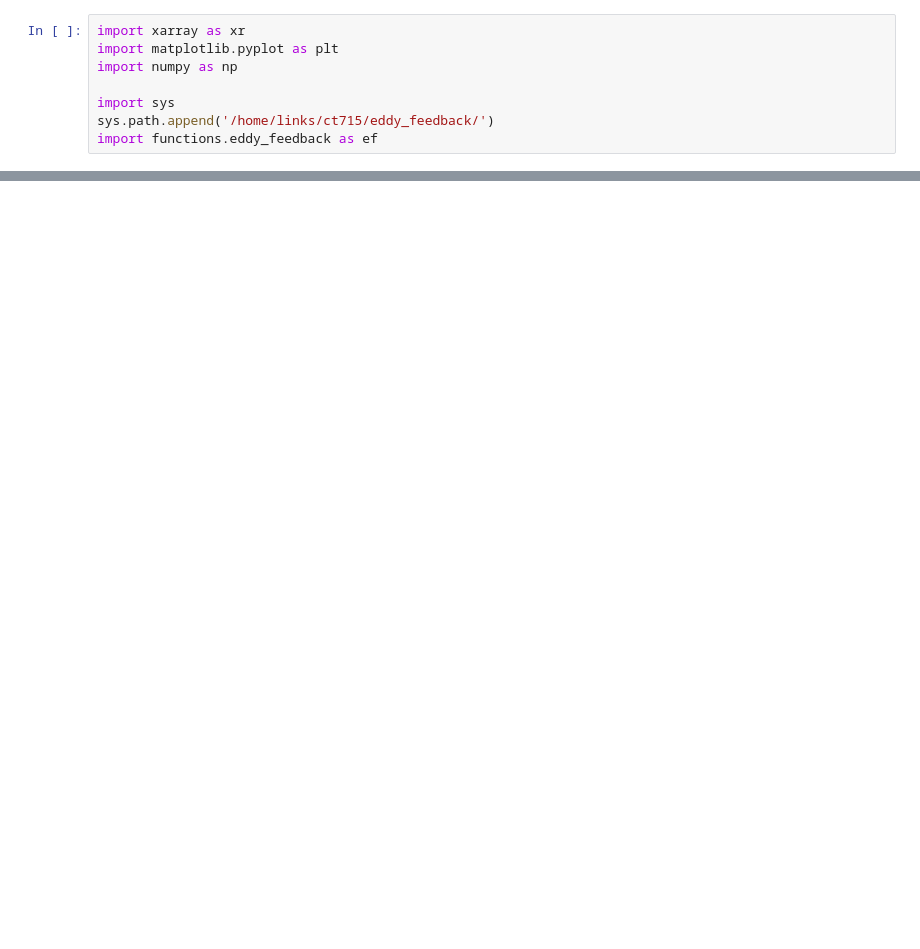
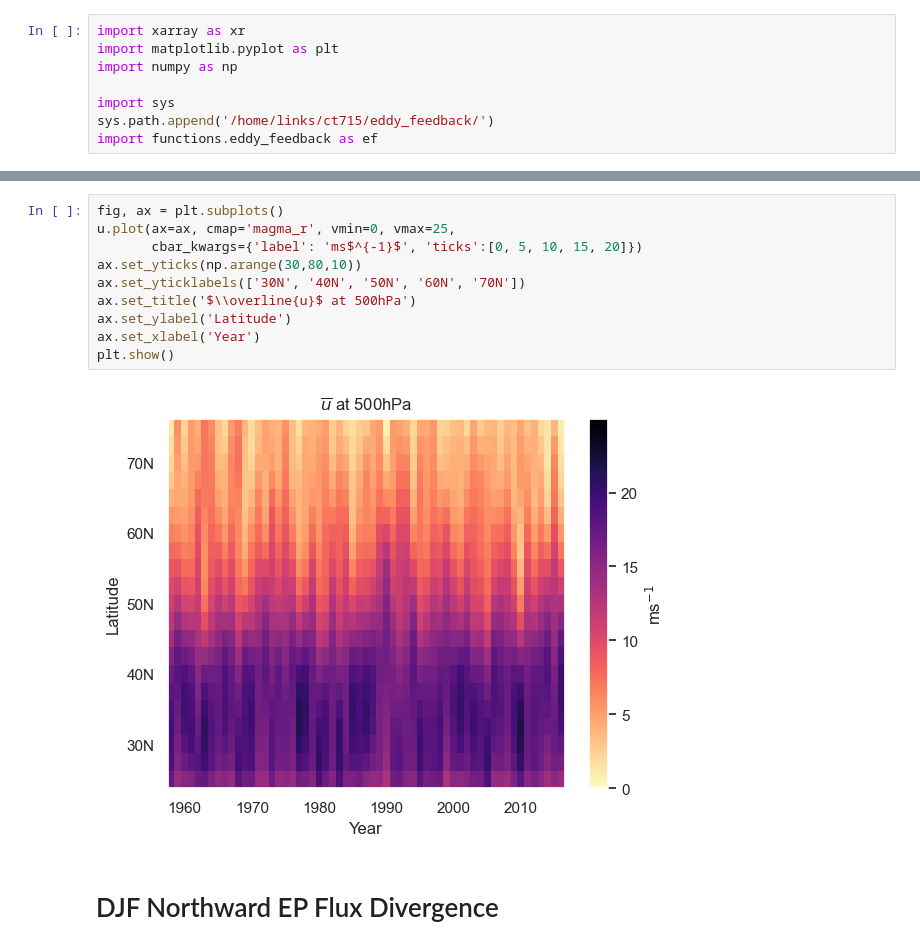
Before and after one commit to Caturrell/eddy_feedback, a Jupyter notebook: research/saffin/saffin.ipynb, the cells around one changed output, grey strips where cells are left out. Saved outputs shown, nothing was run; the diff lists cells and outputs as text; blank space fills up the shorter version.

```diff
--- a/research/saffin/saffin.ipynb
+++ b/research/saffin/saffin.ipynb
@@ -54,0 +72,14 @@ Coordinates:
+# %%
+fig, ax = plt.subplots()
+u.plot(ax=ax, cmap='magma_r', vmin=0, vmax=25,
+       cbar_kwargs={'label': 'ms$^{-1}$', 'ticks':[0, 5, 10, 15, 20]})
+ax.set_yticks(np.arange(30,80,10))
+ax.set_yticklabels(['30N', '40N', '50N', '60N', '70N'])
+ax.set_title('$\\overline{u}$ at 500hPa')
+ax.set_ylabel('Latitude')
+ax.set_xlabel('Year')
+plt.show()
+# %% [output]
+[figure, added]
+# %% [markdown]
+# DJF Northward EP Flux Divergence
```
Also changed, not shown: parts of 11 cells of this notebook.
